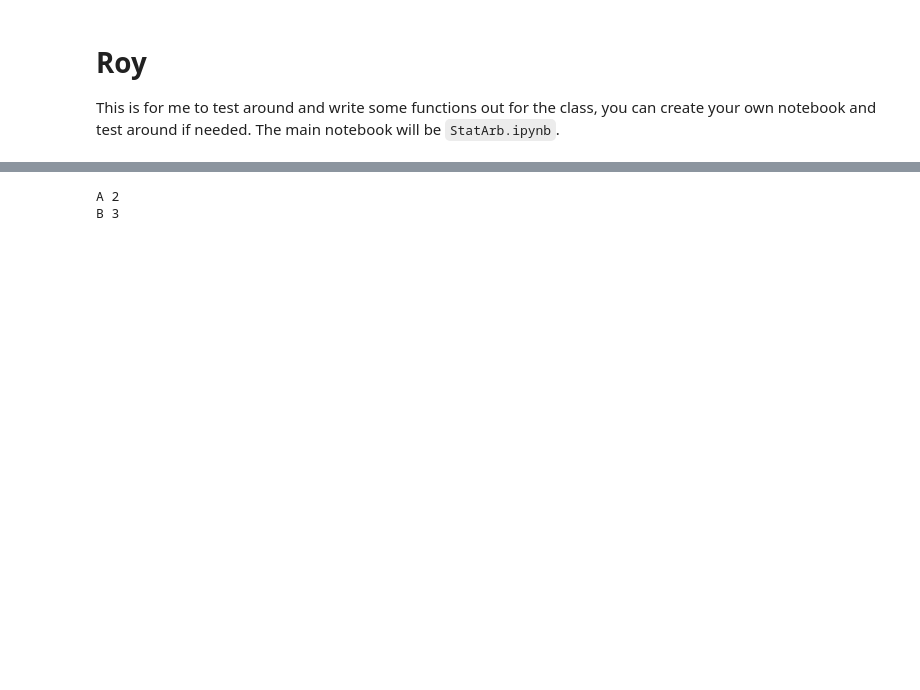
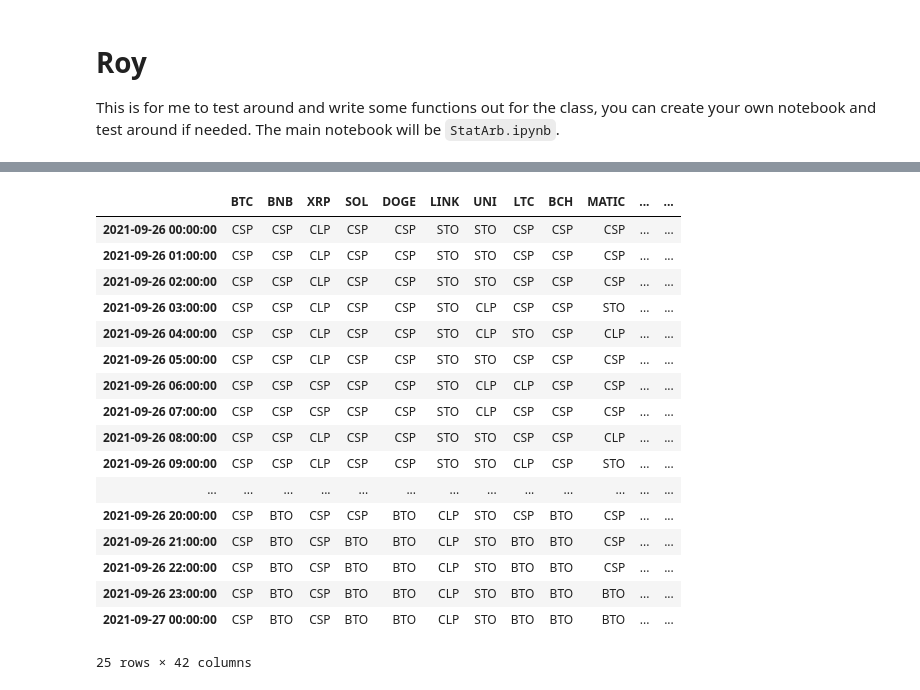
Before and after one commit to roymgabriel/6767-project3, a Jupyter notebook: roy_testing_notebook.ipynb, the cells around one changed output, grey strips where cells are left out. Saved outputs shown, nothing was run; the diff lists cells and outputs as text; code cells hidden in the pictures; blank space fills up the shorter version.

```diff
--- a/roy_testing_notebook.ipynb
+++ b/roy_testing_notebook.ipynb
@@ -51,3 +17,7 @@ finish="2022-09-25 00:00:00"
+# %%
+trading_signals = {}
+hourly_returns = {}
 # %%
-pd.date_range(start, finish, freq='H')
+date_range = pd.date_range(start, finish, freq='H')
+date_range.shape
 # %% [output]
@@ -84,8 +25,33 @@ arb.hourly_returns
-# %%
-d = {'A': 2, 'B':3}
-# %%
-for i,j in d.items():
-    print(i, j)
-# %% [output]
-A 2
-B 3
+# %%
+for d in date_range:
+    start_time = d
+    arb = StatArbStrategy(window=240, start=d, finish=finish)
+
+    params = arb.get_params()
+    s = arb.get_s_score(params)
+
+    # get trading signals with a certain start time and their returns
+    trading_signals[start_time] = arb.generate_trading_signals(s)
+    # hourly_returns[start_time] = arb.hourly_returns
+# %%
+trading_signals = pd.DataFrame.from_dict(trading_signals, orient='index')
+trading_signals
+# %% [output]
+|  | BTC | BNB | XRP | SOL | DOGE | LINK | UNI | LTC | BCH | MATIC | ... | ... |
+| 2021-09-26 00:00:00 | CSP | CSP | CLP | CSP | CSP | STO | STO | CSP | CSP | CSP | ... | ... |
+| 2021-09-26 01:00:00 | CSP | CSP | CLP | CSP | CSP | STO | STO | CSP | CSP | CSP | ... | ... |
+| 2021-09-26 02:00:00 | CSP | CSP | CLP | CSP | CSP | STO | STO | CSP | CSP | CSP | ... | ... |
+| 2021-09-26 03:00:00 | CSP | CSP | CLP | CSP | CSP | STO | CLP | CSP | CSP | STO | ... | ... |
+| 2021-09-26 04:00:00 | CSP | CSP | CLP | CSP | CSP | STO | CLP | STO | CSP | CLP | ... | ... |
+| 2021-09-26 05:00:00 | CSP | CSP | CLP | CSP | CSP | STO | STO | CSP | CSP | CSP | ... | ... |
+| 2021-09-26 06:00:00 | CSP | CSP | CSP | CSP | CSP | STO | CLP | CLP | CSP | CSP | ... | ... |
+| 2021-09-26 07:00:00 | CSP | CSP | CSP | CSP | CSP | STO | CLP | CSP | CSP | CSP | ... | ... |
+| 2021-09-26 08:00:00 | CSP | CSP | CLP | CSP | CSP | STO | STO | CSP | CSP | CLP | ... | ... |
+| 2021-09-26 09:00:00 | CSP | CSP | CLP | CSP | CSP | STO | STO | CLP | CSP | STO | ... | ... |
+| ... | ... | ... | ... | ... | ... | ... | ... | ... | ... | ... | ... | ... |
+| 2021-09-26 20:00:00 | CSP | BTO | CSP | CSP | BTO | CLP | STO | CSP | BTO | CSP | ... | ... |
+| 2021-09-26 21:00:00 | CSP | BTO | CSP | BTO | BTO | CLP | STO | BTO | BTO | CSP | ... | ... |
+| 2021-09-26 22:00:00 | CSP | BTO | CSP | BTO | BTO | CLP | STO | BTO | BTO | CSP | ... | ... |
+| 2021-09-26 23:00:00 | CSP | BTO | CSP | BTO | BTO | CLP | STO | BTO | BTO | BTO | ... | ... |
+| 2021-09-27 00:00:00 | CSP | BTO | CSP | BTO | BTO | CLP | STO | BTO | BTO | BTO | ... | ... |
+25 rows × 42 columns
```
Also changed, not shown: parts of 30 cells of this notebook, 4 other files.
